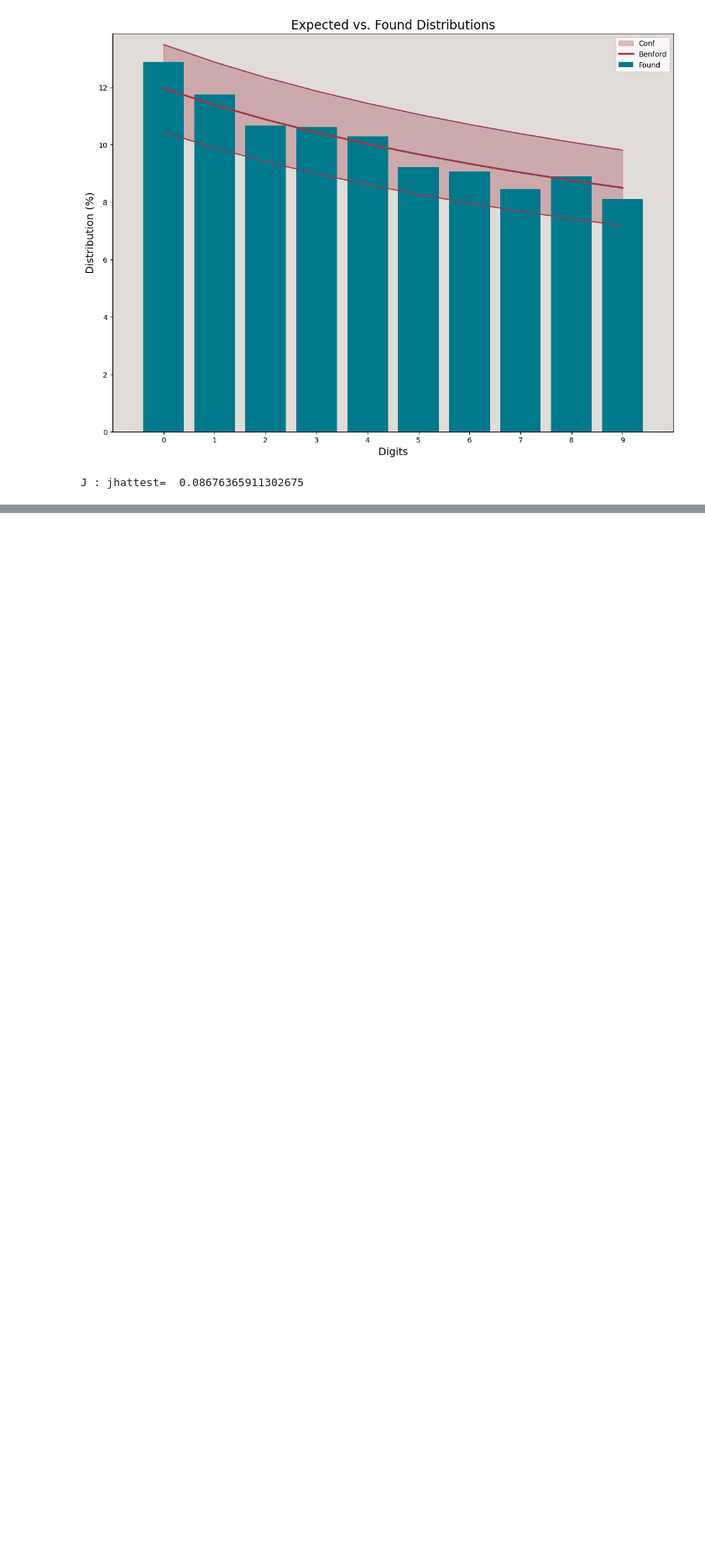
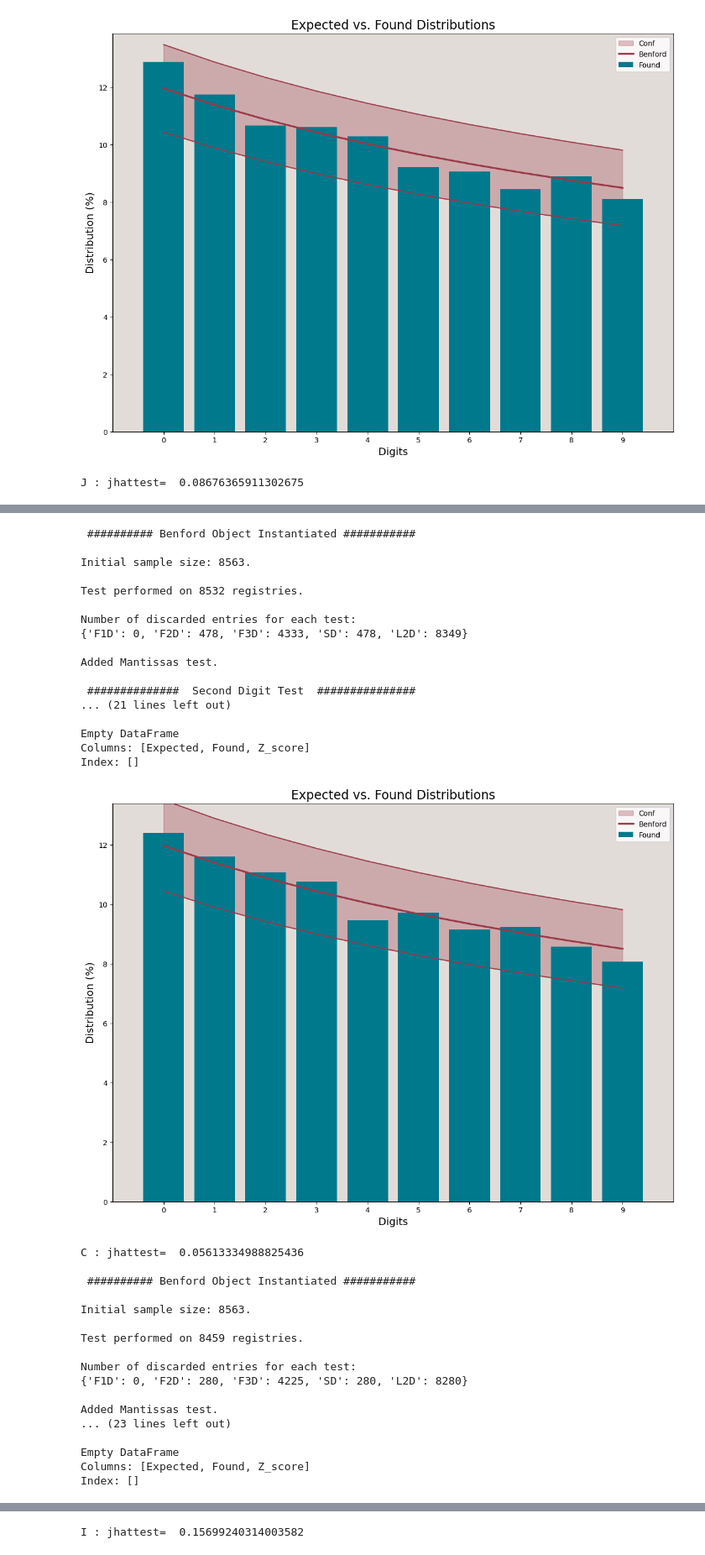
Before and after one commit to dazdejkovic/Serbian-elections-2BL, a Jupyter notebook: Serbian presidental elections.ipynb, the cells around one changed output, grey strips where cells are left out. Shown at 84% size. Cells and saved outputs as stored; diff of their text form; code cells hidden in the pictures; blank space fills up the shorter version.

```diff
--- a/Serbian presidental elections.ipynb
+++ b/Serbian presidental elections.ipynb
@@ -253,0 +388,5 @@ J : jhattest=  0.08676365911302675
+# %%
+sd = pd.read_excel('Podaci/P_2012_1.xlsx')
+sd = sd[pd.to_numeric(sd['A'], errors='coerce').notnull()]   # Cleaning data of non numeric rows
+sd=sd.astype(int)
+sd.head(1)
@@ -253,0 +405,42 @@ J : jhattest=  0.08676365911302675
+# %%
+top = ['C', 'L', 'I']
+for K in top:
+    benf = bf.Benford((sd, K), decimals=0, limit_N=1800) # Initialisation of Benford object
+    benf.SD.report()
+    print(K, ': jhattest= ',abs((benf.SD['Found']*np.arange(10)).sum()-4.187))  # Expected value of second digit
+# %% [output]
+ ########## Benford Object Instantiated ###########
+
+Initial sample size: 8563.
+
+Test performed on 8532 registries.
+
+Number of discarded entries for each test:
+{'F1D': 0, 'F2D': 478, 'F3D': 4333, 'SD': 478, 'L2D': 8349}
+
+Added Mantissas test.
+
+ ##############  Second Digit Test  ###############
+... (21 lines left out)
+
+Empty DataFrame
+Columns: [Expected, Found, Z_score]
+Index: []
+[figure, added]
+C : jhattest=  0.05613334988825436
+
+ ########## Benford Object Instantiated ###########
+
+Initial sample size: 8563.
+
+Test performed on 8459 registries.
+
+Number of discarded entries for each test:
+{'F1D': 0, 'F2D': 280, 'F3D': 4225, 'SD': 280, 'L2D': 8280}
+
+Added Mantissas test.
+... (23 lines left out)
+
+Empty DataFrame
+Columns: [Expected, Found, Z_score]
+Index: []
@@ -253,0 +466 @@ J : jhattest=  0.08676365911302675
+I : jhattest=  0.15699240314003582
```
Also changed, not shown: parts of 14 cells of this notebook.
